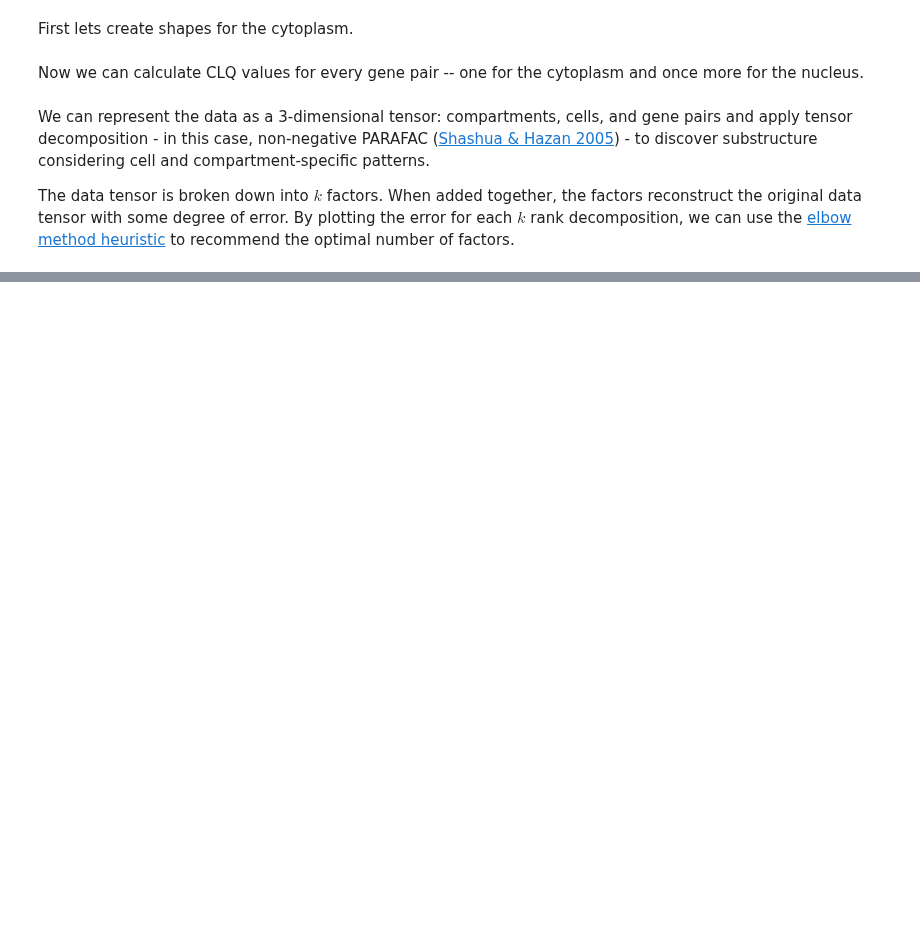
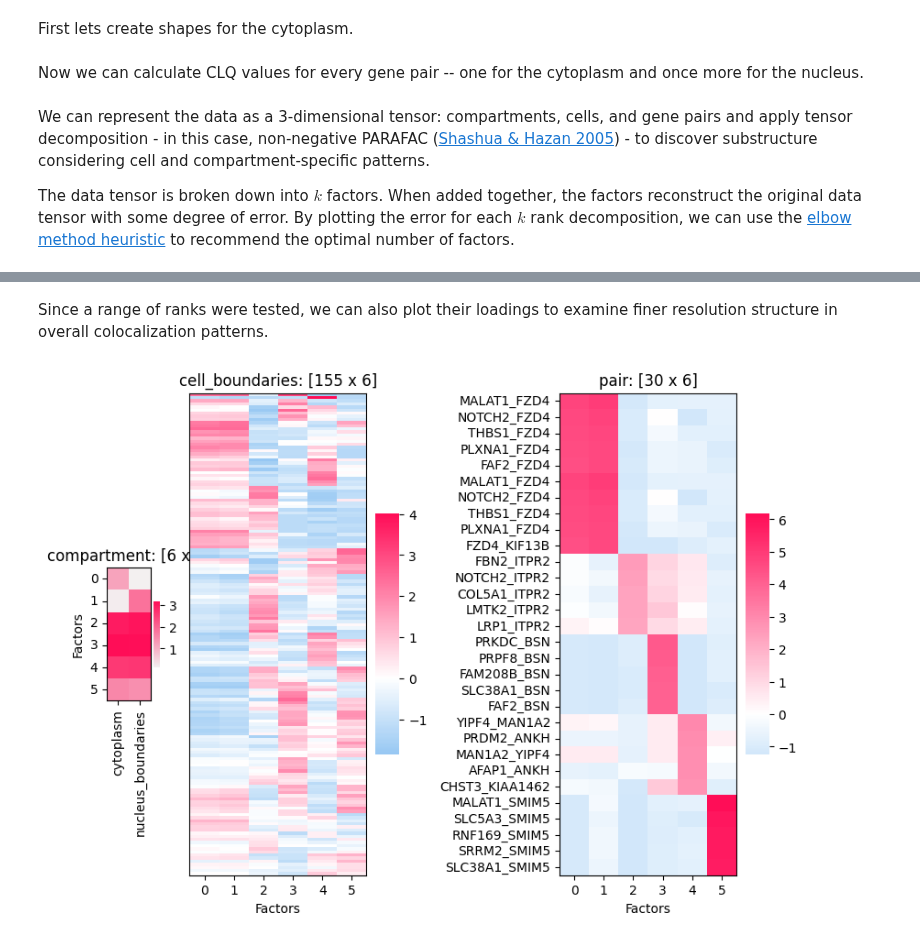
Before and after one commit to ckmah/bento-tools, a Jupyter notebook: docs/source/tutorial_gallery/Main_Guide.ipynb, the cells around one changed output, grey strips where cells are left out. Cells and saved outputs as stored; diff of their text form; code cells hidden in the pictures; blank space fills up the shorter version.

```diff
--- a/docs/source/tutorial_gallery/Main_Guide.ipynb
+++ b/docs/source/tutorial_gallery/Main_Guide.ipynb
@@ -231,0 +234,6 @@ bt.pl.colocation(sdata, rank=2)
+# %% [markdown]
+Since a range of ranks were tested, we can also plot their loadings to examine finer resolution structure in overall colocalization patterns.
+# %%
+bt.pl.colocation(sdata, rank=6)
+# %% [output]
+[figure, added]
```
Also changed, not shown: parts of 14 cells of this notebook.
